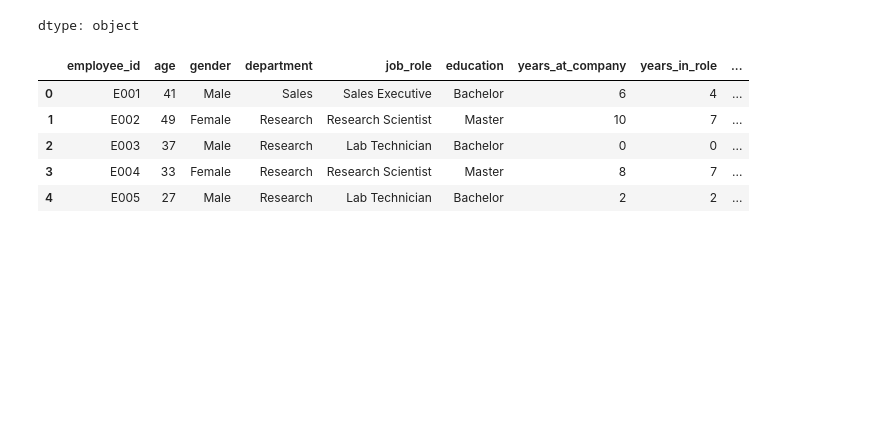
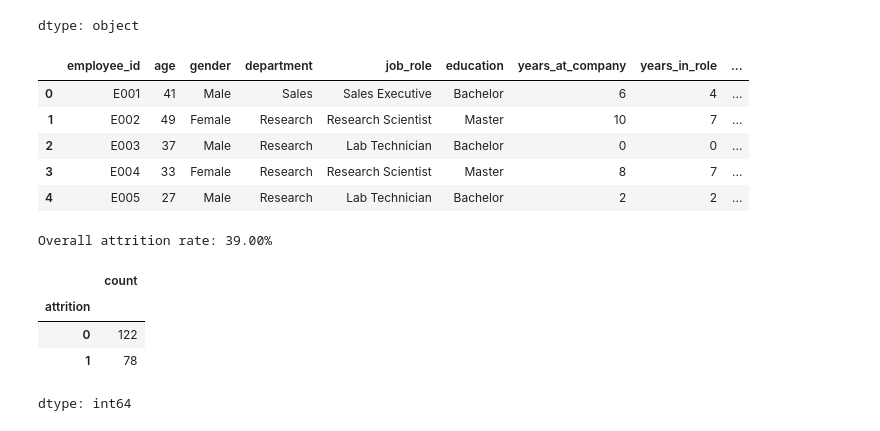
Before and after one commit to SandhuruT/Data_Science_01, a Jupyter notebook: Data_Science_02.ipynb, the cells around one changed output. Saved outputs shown, nothing was run; the diff lists cells and outputs as text; code cells hidden in the pictures; blank space fills up the shorter version.

Commit message:
over all attrition rate

```diff
--- a/Data_Science_02.ipynb
+++ b/Data_Science_02.ipynb
@@ -170,3 +170,17 @@ df_hr.head()
 | 2 | E003 | 37 | Male | Research | Lab Technician | Bachelor | 0 | 0 | ... |
 | 3 | E004 | 33 | Female | Research | Research Scientist | Master | 8 | 7 | ... |
 | 4 | E005 | 27 | Male | Research | Lab Technician | Bachelor | 2 | 2 | ... |
+# %%
+# what is over all attrition rate?
+attrition_rate = df_hr['attrition'].mean() * 100
+print(f"Overall attrition rate: {attrition_rate:.2f}%")
+# %% [output]
+Overall attrition rate: 39.00%
+# %%
+df_hr['attrition'].value_counts()
+# %% [output]
+|  | count |
+| attrition |  |
+| 0 | 122 |
+| 1 | 78 |
+dtype: int64
```
Also changed, not shown: parts of 3 cells of this notebook.
